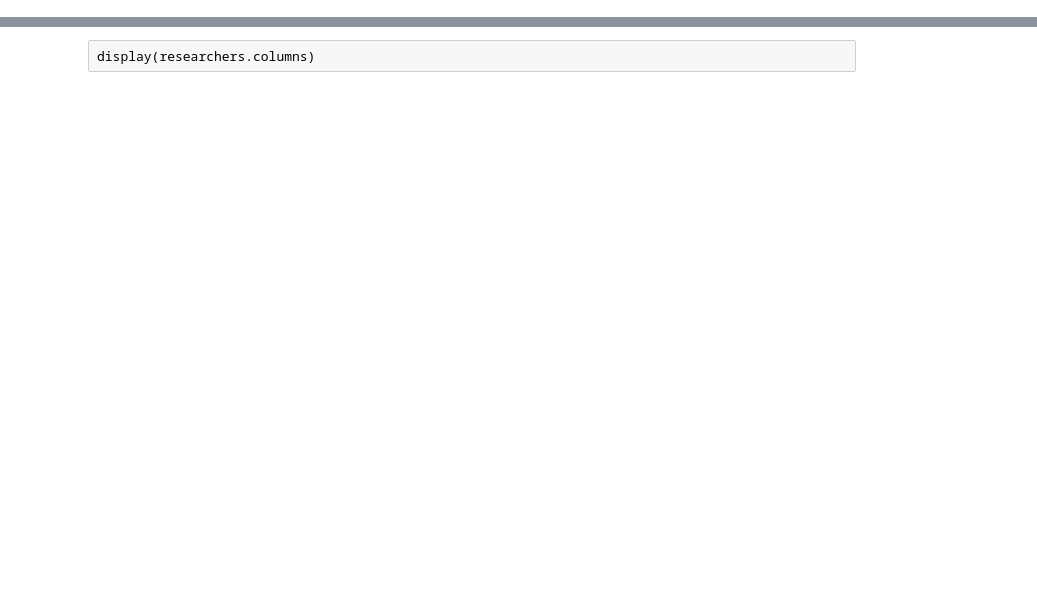
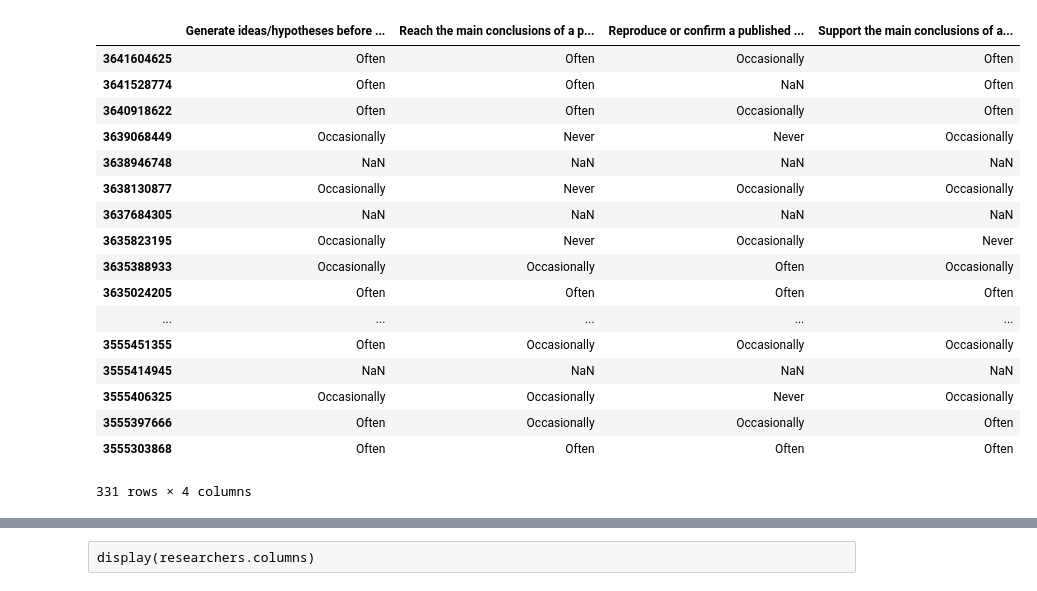
Before and after one commit to JEK-III/MDCSurvey, a Jupyter notebook: Making Data Count.ipynb, the cells around one changed output, grey strips where cells are left out. Cells and saved outputs as stored; diff of their text form; code cells hidden in the pictures; blank space fills up the shorter version.

```diff
--- a/Making Data Count.ipynb
+++ b/Making Data Count.ipynb
@@ -61,0 +71,21 @@ responses.columns = pd.MultiIndex.from_tuples(responses.columns)
+# %%
+display(researchers['How frequently do you use data from public sources to accomplish each of the following?<br>(e.g., data in a public database or journal article supplemental material)'])
+# %% [output]
+|  | Generate ideas/hypotheses before ... | Reach the main conclusions of a p... | Reproduce or confirm a published ... | Support the main conclusions of a... |
+| 3641604625 | Often | Often | Occasionally | Often |
+| 3641528774 | Often | Often | NaN | Often |
+| 3640918622 | Often | Often | Occasionally | Often |
+| 3639068449 | Occasionally | Never | Never | Occasionally |
+| 3638946748 | NaN | NaN | NaN | NaN |
+| 3638130877 | Occasionally | Never | Occasionally | Occasionally |
+| 3637684305 | NaN | NaN | NaN | NaN |
+| 3635823195 | Occasionally | Never | Occasionally | Never |
+| 3635388933 | Occasionally | Occasionally | Often | Occasionally |
+| 3635024205 | Often | Often | Often | Often |
+| ... | ... | ... | ... | ... |
+| 3555451355 | Often | Occasionally | Occasionally | Occasionally |
+| 3555414945 | NaN | NaN | NaN | NaN |
+| 3555406325 | Occasionally | Occasionally | Never | Occasionally |
+| 3555397666 | Often | Occasionally | Occasionally | Often |
+| 3555303868 | Often | Often | Often | Often |
+331 rows × 4 columns
```
Also changed, not shown: parts of 11 cells of this notebook.
